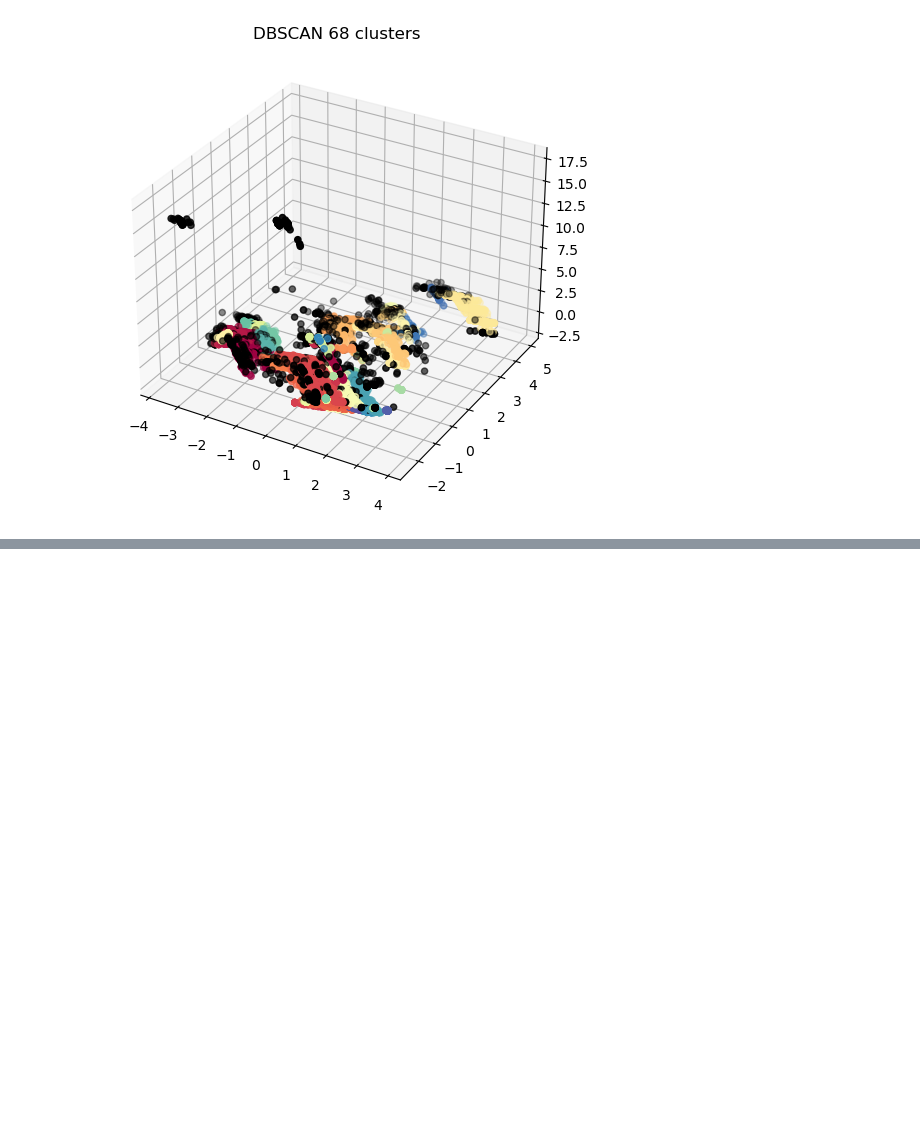
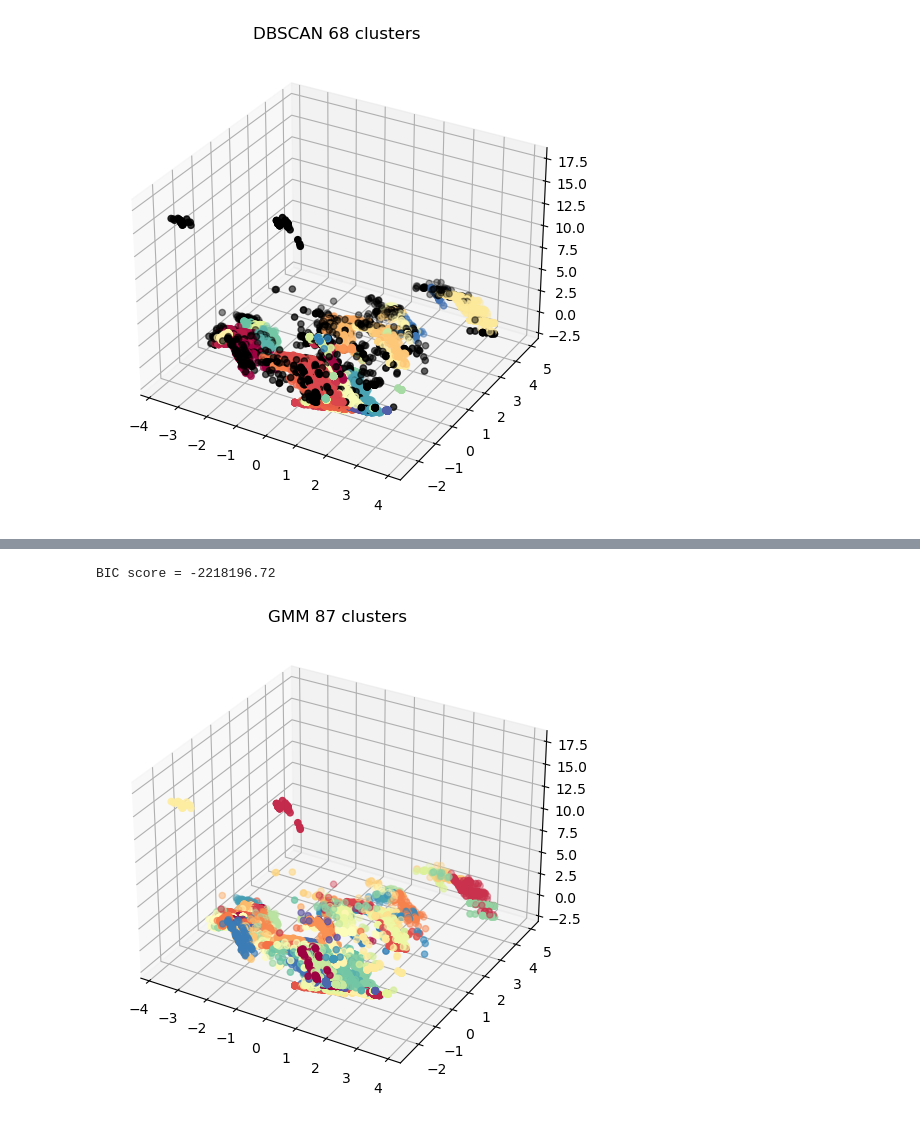
Before and after one commit to BenjaminDeporte/Cyber, a Jupyter notebook: code/unsupervised_learning.ipynb, the cells around one changed output, grey strips where cells are left out. Saved outputs shown, nothing was run; the diff lists cells and outputs as text; code cells hidden in the pictures; blank space fills up the shorter version.

```diff
--- a/code/unsupervised_learning.ipynb
+++ b/code/unsupervised_learning.ipynb
@@ -261,7 +264,7 @@ fig, ax = plt.subplots()
 
 ax.plot(silhouette)
 ax.grid(True)
-ax.set_title('Silhouette score v number of clusters')
+ax.set_title('Silhouette score v number of kmeans clusters')
 plt.show()
 # %% [output]
 [figure]
@@ -423,0 +482,21 @@ fig, ax = visu3d(
+# %%
+gm = GaussianMixture(
+    n_components=opt_n_gaussians,
+    covariance_type='full',
+    random_state=42
+)
+
+labels = gm.fit_predict(X_norm)
+
+print(f'BIC score = {gm.bic(X_norm):.2f}')
+# %% [output]
+BIC score = -2218196.72
+# %%
+fig, ax = visu3d(
+    X_norm=X_norm,
+    model=gm,
+    labels=labels,
+    titre=f'GMM'
+)
+# %% [output]
+[figure, added]
```
Also changed, not shown: parts of 5 cells of this notebook.
